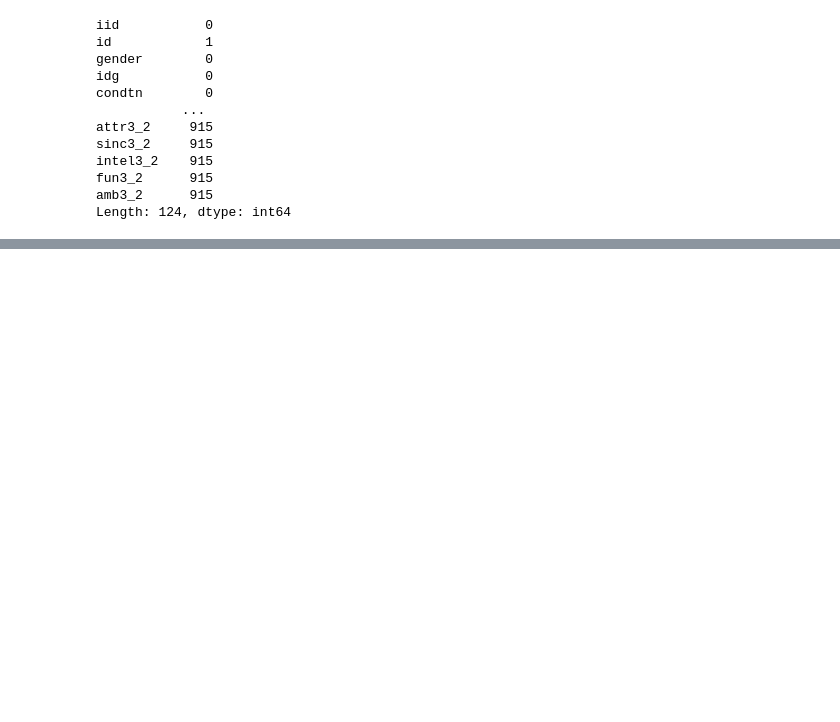
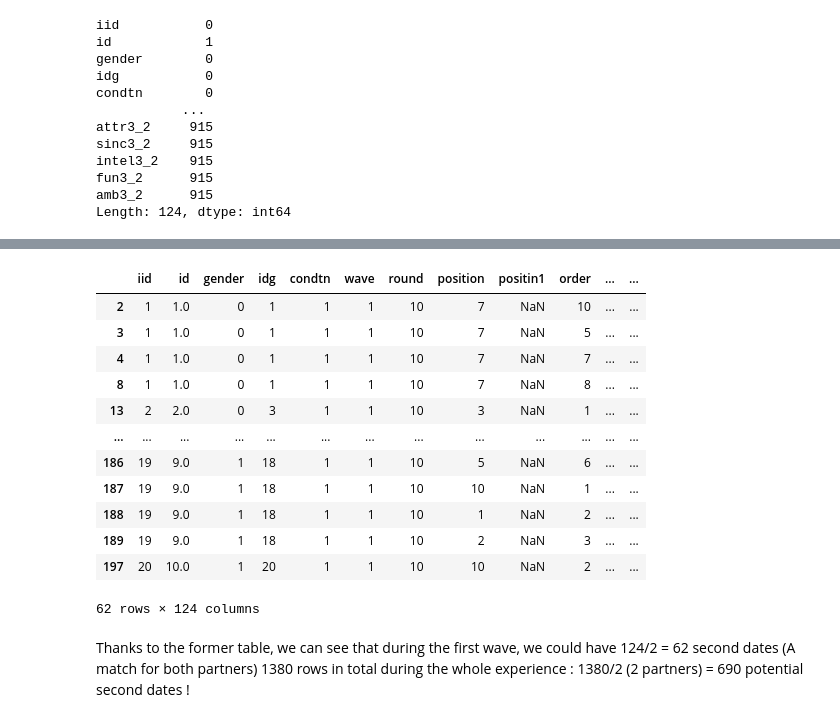
Before and after one commit to dafrd/speed-dating, a Jupyter notebook: analyze.ipynb, the cells around one changed output, grey strips where cells are left out. Saved outputs shown, nothing was run; the diff lists cells and outputs as text; code cells hidden in the pictures; blank space fills up the shorter version.

```diff
--- a/analyze.ipynb
+++ b/analyze.ipynb
@@ -218,0 +181,19 @@ df_matchs
+# %%
+df_matchs[(df_matchs.wave == 1)]
+# %% [output]
+|  | iid | id | gender | idg | condtn | wave | round | position | positin1 | order | ... | ... |
+| 2 | 1 | 1.0 | 0 | 1 | 1 | 1 | 10 | 7 | NaN | 10 | ... | ... |
+| 3 | 1 | 1.0 | 0 | 1 | 1 | 1 | 10 | 7 | NaN | 5 | ... | ... |
+| 4 | 1 | 1.0 | 0 | 1 | 1 | 1 | 10 | 7 | NaN | 7 | ... | ... |
+| 8 | 1 | 1.0 | 0 | 1 | 1 | 1 | 10 | 7 | NaN | 8 | ... | ... |
+| 13 | 2 | 2.0 | 0 | 3 | 1 | 1 | 10 | 3 | NaN | 1 | ... | ... |
+| ... | ... | ... | ... | ... | ... | ... | ... | ... | ... | ... | ... | ... |
+| 186 | 19 | 9.0 | 1 | 18 | 1 | 1 | 10 | 5 | NaN | 6 | ... | ... |
+| 187 | 19 | 9.0 | 1 | 18 | 1 | 1 | 10 | 10 | NaN | 1 | ... | ... |
+| 188 | 19 | 9.0 | 1 | 18 | 1 | 1 | 10 | 1 | NaN | 2 | ... | ... |
+| 189 | 19 | 9.0 | 1 | 18 | 1 | 1 | 10 | 2 | NaN | 3 | ... | ... |
+| 197 | 20 | 10.0 | 1 | 20 | 1 | 1 | 10 | 10 | NaN | 2 | ... | ... |
+62 rows × 124 columns
+# %% [markdown]
+Thanks to the former table, we can see that during the first wave, we could have 124/2 = 62 second dates (A match for both partners)
+1380 rows in total during the whole experience : 1380/2 (2 partners) = 690 potential second dates !
```
Also changed, not shown: parts of 19 cells of this notebook.
